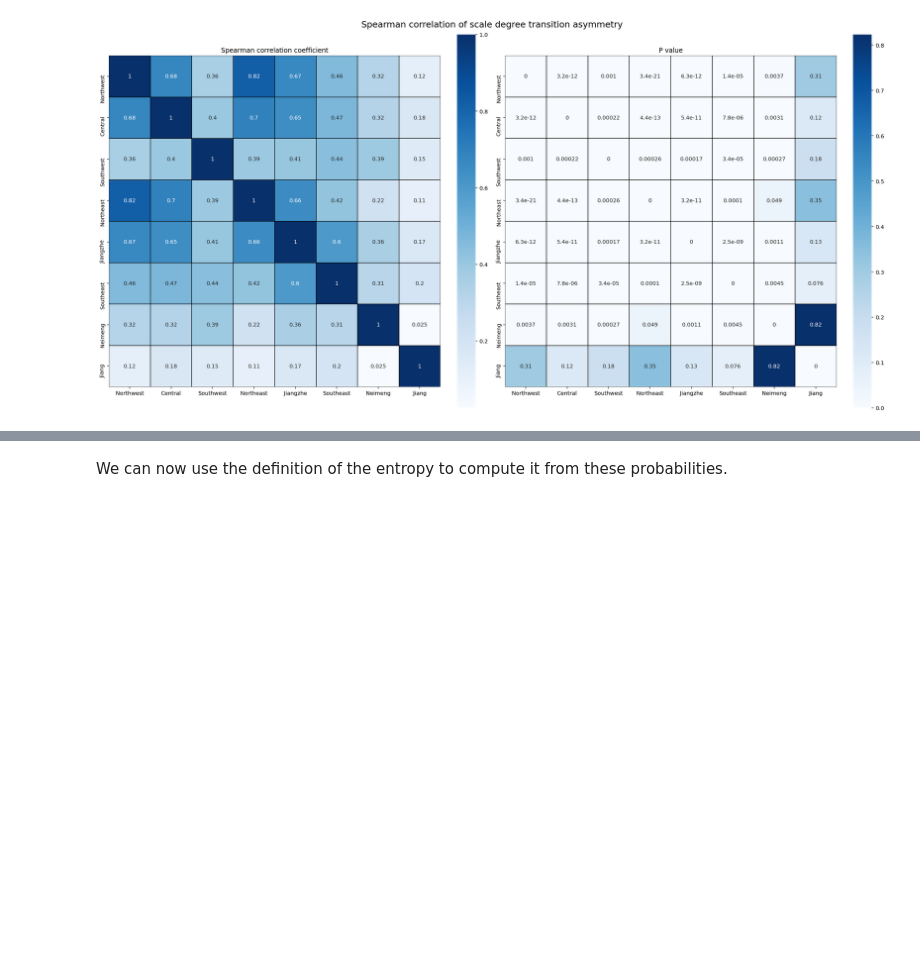
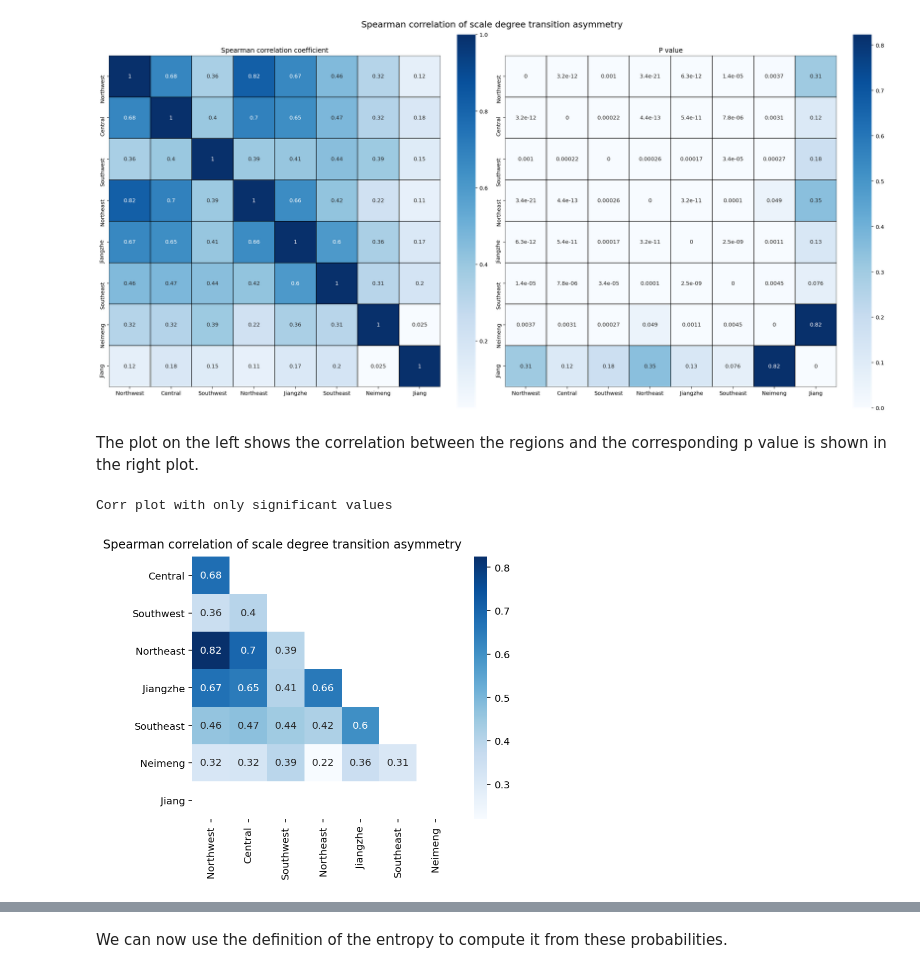
Before and after one commit to ravinitheshreddy/Digital-Musicology-Project, a Jupyter notebook: milestone3_results_quantification.ipynb, the cells around one changed output, grey strips where cells are left out. Drawn from its saved outputs; the diff is of its cells as text; code cells hidden in the pictures; blank space fills up the shorter version.

```diff
--- a/milestone3_results_quantification.ipynb
+++ b/milestone3_results_quantification.ipynb
@@ -528,11 +570,13 @@ Looking at the asymmetry plots, we observe that the probability of transistions
 # %%
 spear_corr_asymm = {}
 spear_corr_asymm_pval = {}
+spear_corr_asymm_sig = {}
 
 for region_1 in region_pitch_asymmetry:
     if region_1 not in spear_corr_asymm:
         spear_corr_asymm[region_1] = {}
         spear_corr_asymm_pval[region_1] = {}
+        spear_corr_asymm_sig[region_1] = {}
     for region_2 in region_pitch_asymmetry:
         mat_1 = region_pitch_asymmetry[region_1].to_numpy()
         mat_2 = region_pitch_asymmetry[region_2].to_numpy()
@@ -541,6 +585,12 @@ for region_1 in region_pitch_asymmetry:
 
         spear_corr_asymm[region_1][region_2] = scorr[0]
         spear_corr_asymm_pval[region_1][region_2] = scorr[1]
+
+        if scorr[1] > 0.05:
+            spear_corr_asymm_sig[region_1][region_2] = np.nan
+        else:
+            spear_corr_asymm_sig[region_1][region_2] = scorr[0]
+
 
 
 plt.rcParams["figure.figsize"] = (20, 10)
@@ -558,3 +608,23 @@ axes[1].set_title("P value")
 # %% [output]
 Text(0.5, 1.0, 'P value')
 [figure]
+# %% [markdown]
+The plot on the left shows the correlation between the regions and the corresponding p value is shown in the right plot.
+# %%
+print("Corr plot with only significant values\n")
+
+plt.rcParams["figure.figsize"] = plt.rcParamsDefault["figure.figsize"]
+fig_1, axes_1 = plt.subplots(1,1, constrained_layout=True)
+colormap = sns.color_palette("Blues", as_cmap=True)
+fig_1.suptitle("Spearman correlation of {}".format("scale degree transition asymmetry"))
+
+spear_corr_asymm_sig_df = pd.DataFrame(spear_corr_asymm_sig)
+mask_1 = np.triu(np.ones_like(spear_corr_asymm_sig_df, dtype=np.bool_))[1:, :-1]
+mask_2 = spear_corr_asymm_sig_df.isnull().iloc[1:,:-1].copy()
+
+adjusted_df = spear_corr_asymm_sig_df.iloc[1:,:-1].copy()
+
+sig_ax = sns.heatmap(adjusted_df, cmap= colormap, square=True, linecolor='black', annot=True, ax=axes_1,mask=mask_1|mask_2)
+# %% [output]
+Corr plot with only significant values
+[figure, added]
```
Also changed, not shown: parts of 10 cells of this notebook.
